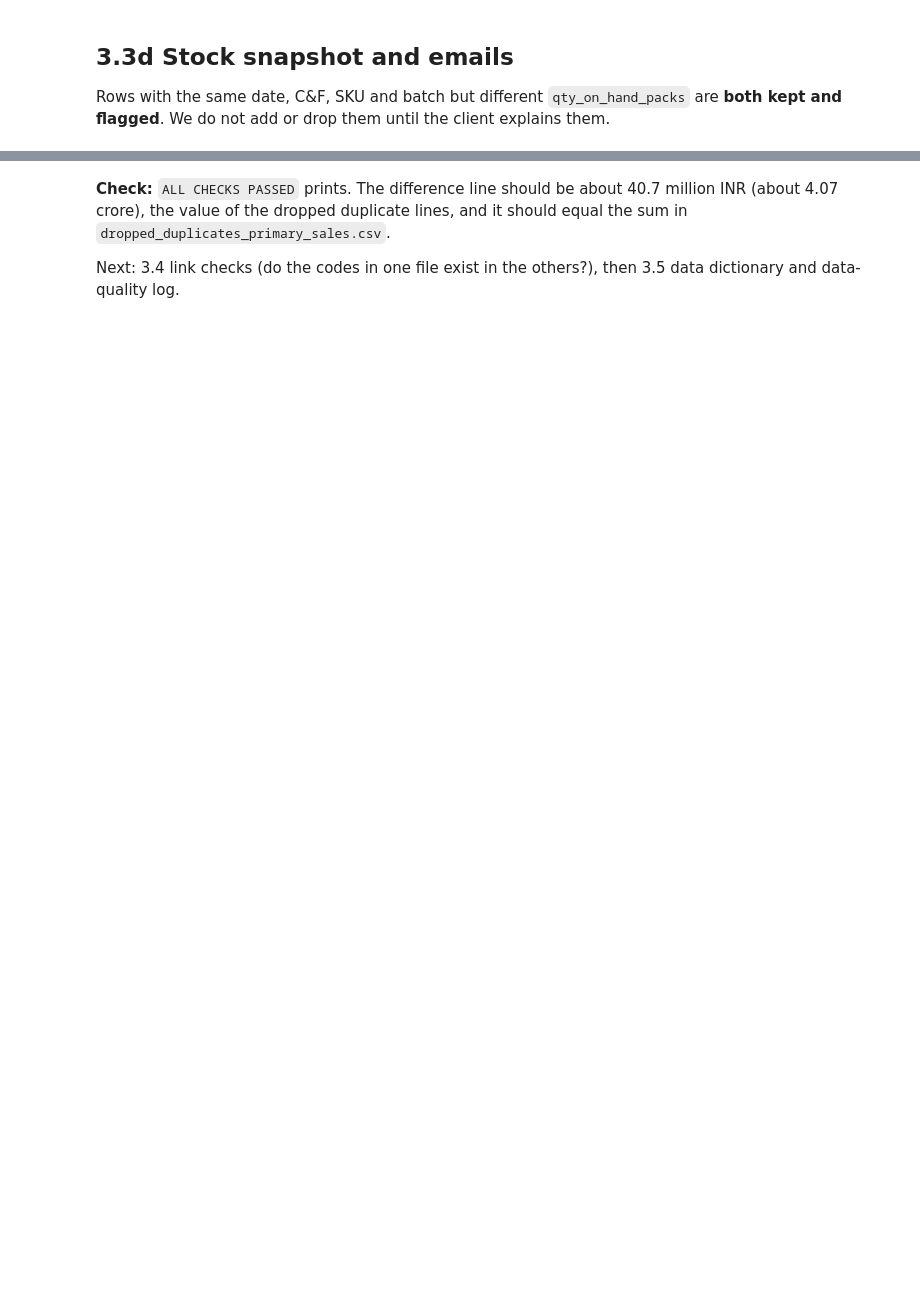
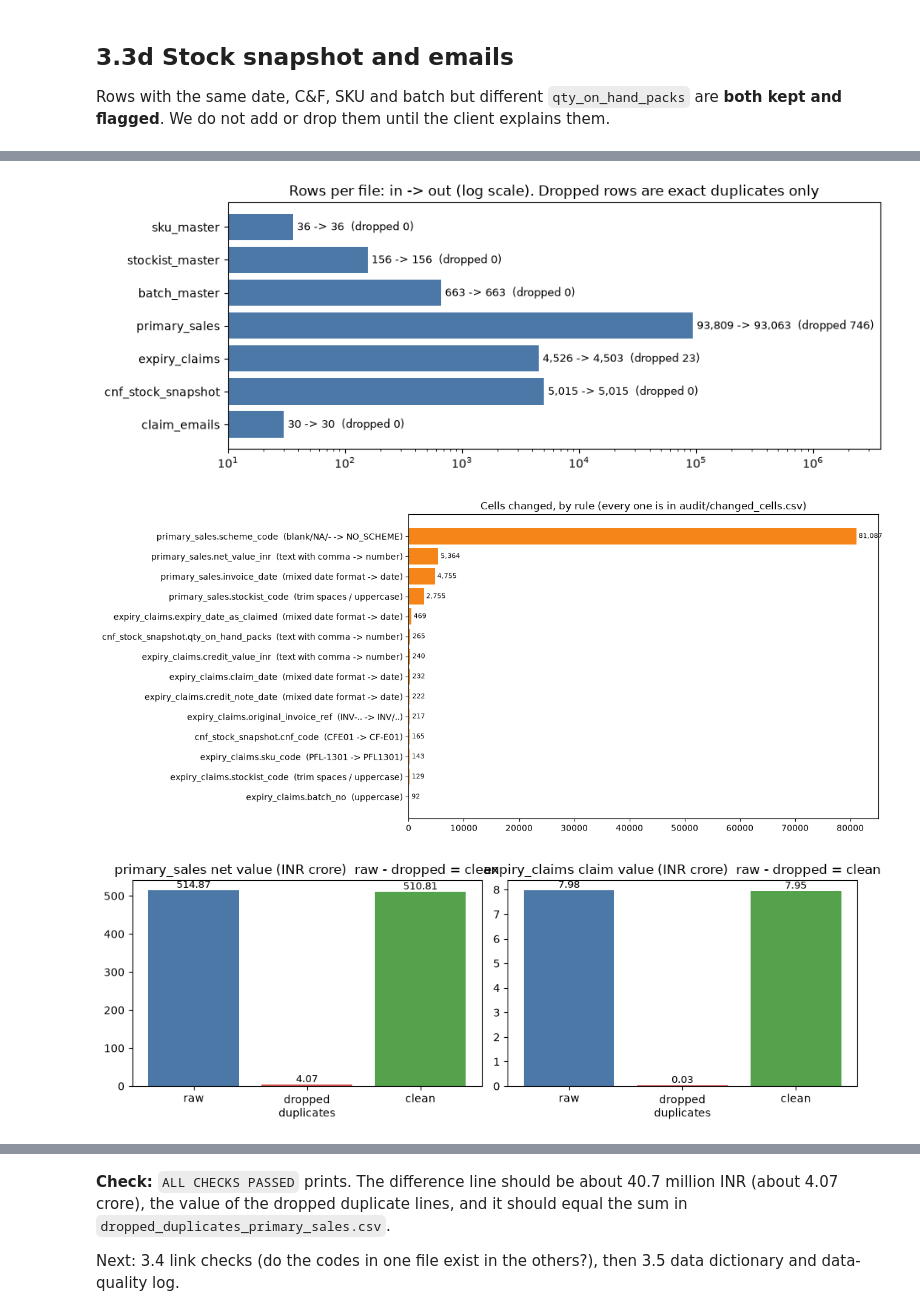
Before and after one commit to omkar-enjem/pfizer-channel-engagement_learner-pack-poc, a Jupyter notebook: notebooks/step3_clean.ipynb, the cells around one changed output, grey strips where cells are left out. Cells and saved outputs as stored; diff of their text form; code cells hidden in the pictures; blank space fills up the shorter version.

```diff
--- a/notebooks/step3_clean.ipynb
+++ b/notebooks/step3_clean.ipynb
@@ -133,13 +211,21 @@ log('primary_sales', 'net_value_inr', 'numbers stored as text with commas (137,1
 no = ps.scheme_code.isin(['', 'NA', '-'])
 log('primary_sales', 'scheme_code', 'no scheme written as blank / NA / -', no.sum(), "set to 'NO_SCHEME'")
 ps.loc[no, 'scheme_code'] = 'NO_SCHEME'
+audit_changes('primary_sales', 'invoice_no', {'invoice_date': 'mixed date format -> date', 'scheme_code': "blank/NA/- -> NO_SCHEME", 'net_value_inr': 'text with comma -> number',
+              'stockist_code': 'trim spaces / uppercase'}, ps)
 
 ps = drop_exact_dups(ps, 'primary_sales', 'net_value_inr')
 
-ps['is_cancelled_line'] = ps.invoiced_qty == 0
-ps['ordered_missing'] = ps.ordered_qty.isna()
-ps['dup_key_conflict'] = ps.duplicated(['invoice_no','sku_code','batch_no'], keep=False) & ~ps.is_cancelled_line
-log('primary_sales', 'invoiced_qty', 'zero-invoiced line, no batch (cancelled)', ps.is_cancelled_line.sum(), 'kept; flagged is_cancelled_line')
-log('primary_sales', 'ordered_qty', 'blank (not recorded)', ps.ordered_missing.sum(), 'left blank; flagged ordered_missing; excluded from R11')
-log('primary_sales', 'invoice_no+sku+batch', 'same key on several non-cancelled lines (not exact copies)', ps.dup_key_conflict.sum(), 'kept; flagged; examine in 3.4')
+# 01 p3 s5.4: one row per invoice line per batch. A sales-order line split across batches repeats, with ordered_qty on the FIRST row only.
+# Blank batch = line not supplied. So the unit for short-supply tests is the ORDER LINE (invoice_no + sku_code), not the row.
+ps['is_cancelled_line'] = ps.invoiced_qty == 0                       # blank batch: line not supplied
+ps['split_line_continuation'] = ps.ordered_qty.isna()                # ordered_qty blank on a later row of a split line (documented, not missing)
+ps['same_batch_split_pick'] = ps.duplicated(['invoice_no','sku_code','batch_no'], keep=False) & ~ps.is_cancelled_line
+# proof that the blank order quantities are split-line continuations: every one has an earlier row in the same order line WITH an ordered_qty
+og = ps.groupby(['invoice_no', 'sku_code']).ordered_qty.transform('count')
+assert (og[ps.split_line_continuation] >= 1).all()
+log('primary_sales', 'invoiced_qty', 'zero-invoiced line, blank batch = line not supplied (01 p3 s5.4, documented)', ps.is_cancelled_line.sum(), 'kept; flagged is_cancelled_line')
+log('primary_sales', 'ordered_qty', 'blank on later rows of a split order line (01 p3 s5.4, documented; every one has an ordered_qty on another row of the same invoice+SKU)', ps.split_line_continuation.sum(), 'left blank; flagged split_line_continuation; test short supply per order line (invoice_no+sku_code), not per row')
+log('primary_sales', 'invoice_no+sku+batch', 'same batch repeated within one order line (split picks; invoiced qty per line never exceeds ordered)', ps.same_batch_split_pick.sum(), 'kept; flagged same_batch_split_pick; NOT an error')
+collect_flags('primary_sales', ps, 'invoice_no', ['is_cancelled_line', 'split_line_continuation', 'same_batch_split_pick'])
 print(ps.shape)
@@ -197,0 +368,59 @@ log_df
+# %%
+import io, base64
+import matplotlib.pyplot as plt
+
+FIGS = {}
+s_ = summary[summary.file != 'TOTAL'].copy()
+
+# 1. rows in -> out per file
+fig, ax = plt.subplots(figsize=(10, 3.8))
+ax.barh(s_.file, s_.rows_in, color='#4c78a8')
+ax.set_xscale('log'); ax.invert_yaxis()
+for i, r in enumerate(s_.itertuples()):
+    ax.text(r.rows_in * 1.08, i, f'{r.rows_in:,} -> {r.rows_out:,}  (dropped {r.rows_dropped:,})', va='center', fontsize=9)
+ax.set_xlim(10, s_.rows_in.max() * 40)
+ax.set_title('Rows per file: in -> out (log scale). Dropped rows are exact duplicates only')
+FIGS['rows'] = fig; plt.show()
+
+# 2. what was changed, by rule
+ch = changes.groupby(['file', 'column', 'rule']).size().reset_index(name='cells').sort_values('cells')
+fig, ax = plt.subplots(figsize=(10, 0.38 * len(ch) + 1.2))
+ax.barh(ch.file + '.' + ch.column + '  (' + ch.rule + ')', ch.cells, color='#f58518')
+for i, v in enumerate(ch.cells): ax.text(v, i, f' {v:,}', va='center', fontsize=8)
+ax.set_title('Cells changed, by rule (every one is in audit/changed_cells.csv)')
+FIGS['changes'] = fig; plt.show()
+
+# 3. money bridge: raw -> dropped -> clean
+fig, axes = plt.subplots(1, 2, figsize=(10, 3.6))
+for ax, (f, col, title) in zip(axes, [('primary_sales', 'net_value_inr', 'primary_sales net value'), ('expiry_claims', 'claim_value_inr', 'expiry_claims claim value')]):
+    raw_v = num(RAW_ORIG[f][col]).sum() / 1e7
+    drop_v = DROPPED[f][col].sum() / 1e7
+    clean_v = clean[f][col].sum() / 1e7
+    ax.bar(['raw', 'dropped\nduplicates', 'clean'], [raw_v, drop_v, clean_v], color=['#4c78a8', '#d9534f', '#54a24b'])
+    for i, v in enumerate([raw_v, drop_v, clean_v]): ax.text(i, v, f'{v:,.2f}', ha='center', va='bottom', fontsize=9)
+    ax.set_title(title + ' (INR crore)  raw - dropped = clean')
+plt.tight_layout(); FIGS['money'] = fig; plt.show()
+
+# 4. flagged rows
+fl = flags.groupby(['file', 'flag']).size().reset_index(name='rows').sort_values('rows')
+fig, ax = plt.subplots(figsize=(10, 0.5 * len(fl) + 1.2))
+ax.barh(fl.file + '.' + fl.flag, fl.rows, color='#72b7b2')
+for i, v in enumerate(fl.rows): ax.text(v, i, f' {v:,}', va='center', fontsize=9)
+ax.set_title('Rows kept but flagged (not changed). Listed in audit/flagged_rows.csv')
+FIGS['flags'] = fig; plt.show()
+
+# 5. 'no scheme' before vs after (pie)
+rawps = RAW_ORIG['primary_sales'].scheme_code.str.strip()
+before = pd.Series({'blank': int((rawps == '').sum()), 'NA': int((rawps == 'NA').sum()), '-': int((rawps == '-').sum()),
+                    'real scheme code': int((~rawps.isin(['', 'NA', '-'])).sum())})
+after = clean['primary_sales'].scheme_code.map(lambda v: 'NO_SCHEME' if v == 'NO_SCHEME' else 'real scheme code').value_counts()
+fig, axes = plt.subplots(1, 2, figsize=(10, 4))
+axes[0].pie(before, labels=[f'{k}\n{v:,}' for k, v in before.items()], autopct='%1.1f%%', startangle=90)
+axes[0].set_title('scheme_code BEFORE (raw, 93,809 lines)')
+axes[1].pie(after, labels=[f'{k}\n{v:,}' for k, v in after.items()], autopct='%1.1f%%', startangle=90)
+axes[1].set_title('scheme_code AFTER (clean, duplicates removed)')
+FIGS['scheme'] = fig; plt.show()
+# %% [output]
+[figure, added]
+[figure, added]
+[figure, added]
```
Also changed, not shown: parts of 24 cells of this notebook, 7 other files.
